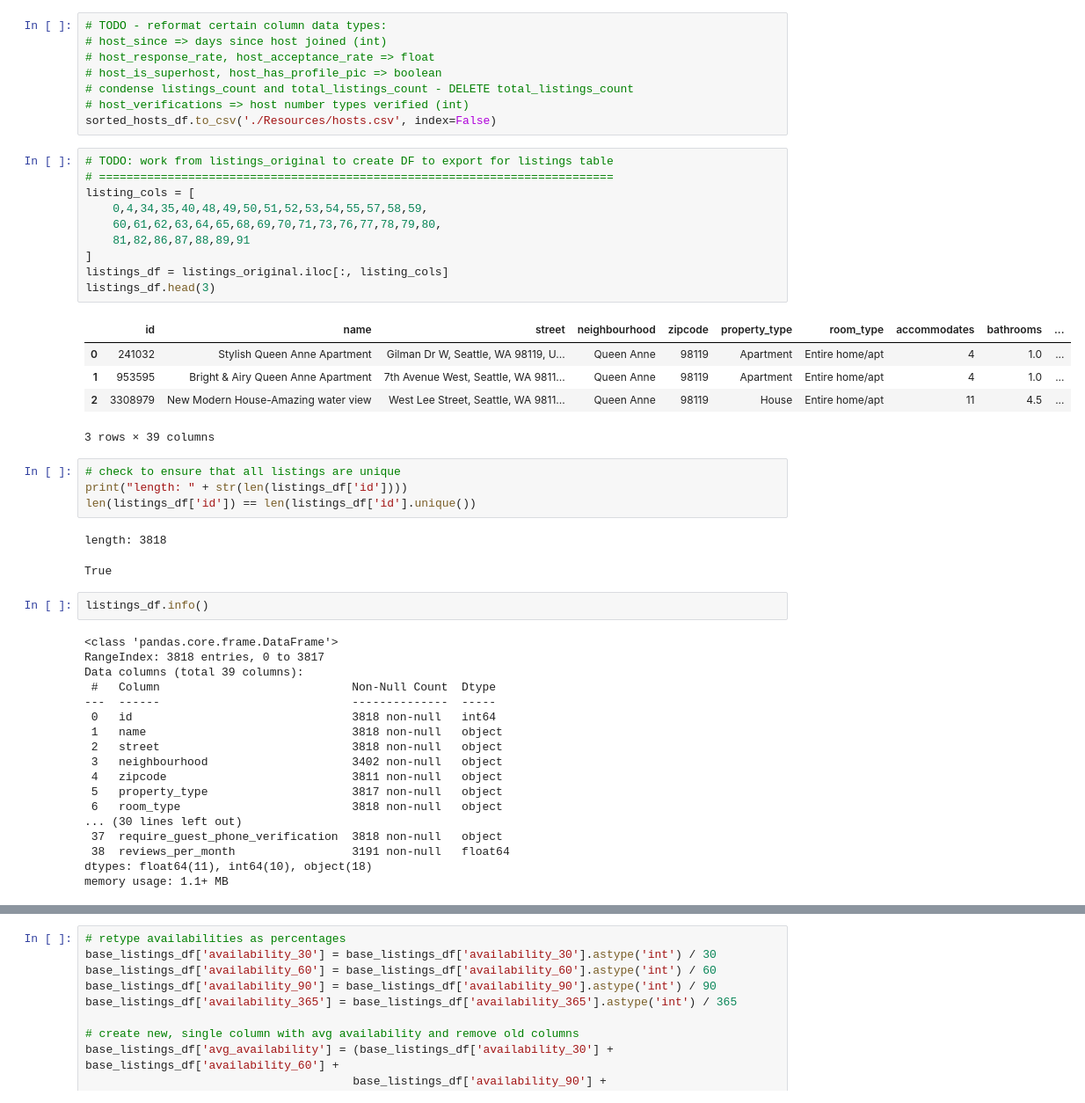
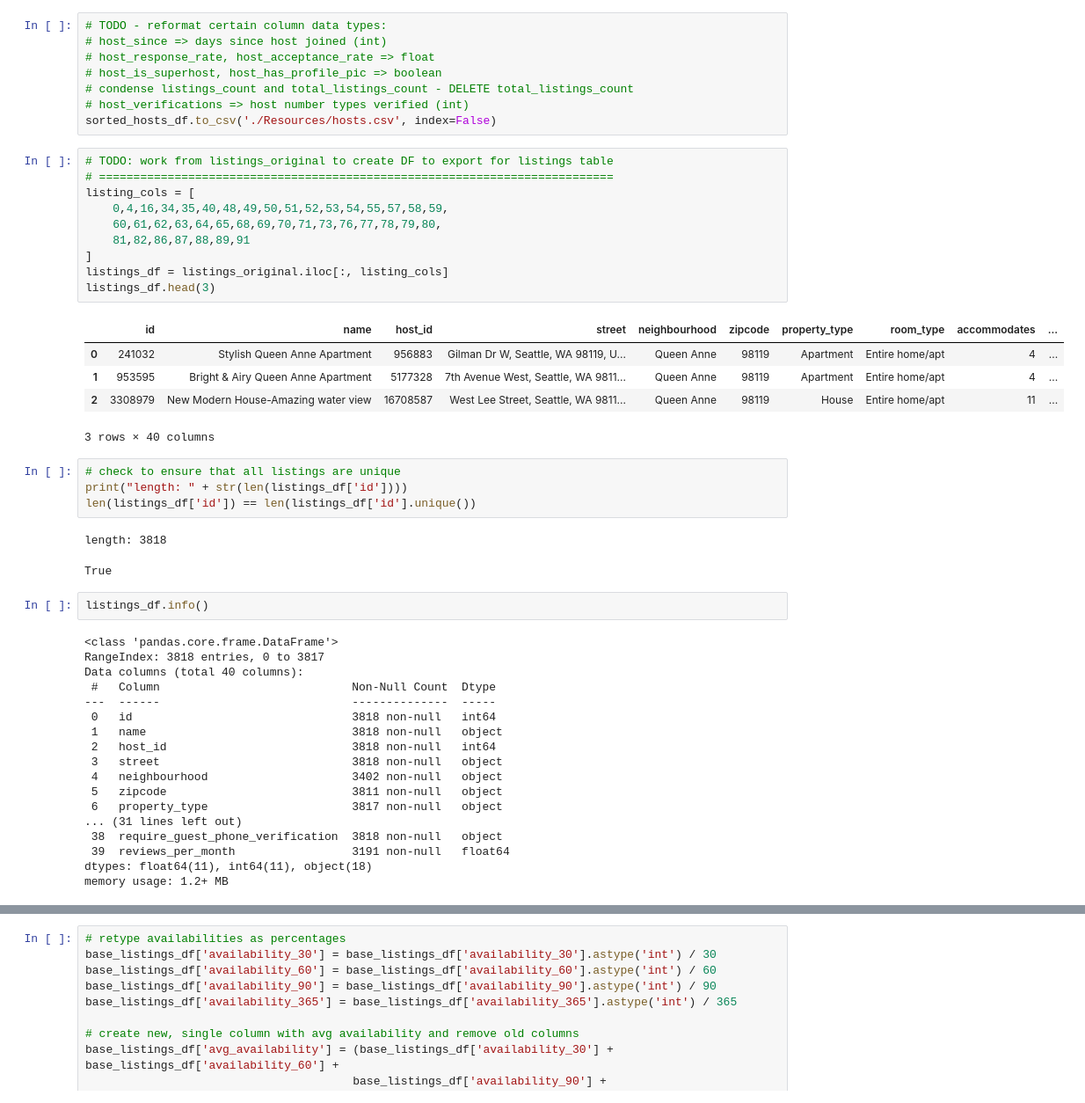
Before and after one commit to kcelik369/Project3_Team7, a Jupyter notebook: extractListings.ipynb, the cells around one changed output, grey strips where cells are left out. Shown at 88% size. Drawn from its saved outputs; the diff is of its cells as text.

Commit message:
Fix missing "hostId" column

```diff
--- a/extractListings.ipynb
+++ b/extractListings.ipynb
@@ -91,19 +91,19 @@ sorted_hosts_df.to_csv('./Resources/hosts.csv', index=False)
 # %%
 # TODO: work from listings_original to create DF to export for listings table
 # ===========================================================================
 listing_cols = [
-    0,4,34,35,40,48,49,50,51,52,53,54,55,57,58,59,
+    0,4,16,34,35,40,48,49,50,51,52,53,54,55,57,58,59,
     60,61,62,63,64,65,68,69,70,71,73,76,77,78,79,80,
     81,82,86,87,88,89,91
 ]
 listings_df = listings_original.iloc[:, listing_cols]
 listings_df.head(3)
 # %% [output]
-|  | id | name | street | neighbourhood | zipcode | property_type | room_type | accommodates | bathrooms | ... |
-| 0 | 241032 | Stylish Queen Anne Apartment | Gilman Dr W, Seattle, WA 98119, U... | Queen Anne | 98119 | Apartment | Entire home/apt | 4 | 1.0 | ... |
-| 1 | 953595 | Bright & Airy Queen Anne Apartment | 7th Avenue West, Seattle, WA 9811... | Queen Anne | 98119 | Apartment | Entire home/apt | 4 | 1.0 | ... |
-| 2 | 3308979 | New Modern House-Amazing water view | West Lee Street, Seattle, WA 9811... | Queen Anne | 98119 | House | Entire home/apt | 11 | 4.5 | ... |
+|  | id | name | host_id | street | neighbourhood | zipcode | property_type | room_type | accommodates | ... |
+| 0 | 241032 | Stylish Queen Anne Apartment | 956883 | Gilman Dr W, Seattle, WA 98119, U... | Queen Anne | 98119 | Apartment | Entire home/apt | 4 | ... |
+| 1 | 953595 | Bright & Airy Queen Anne Apartment | 5177328 | 7th Avenue West, Seattle, WA 9811... | Queen Anne | 98119 | Apartment | Entire home/apt | 4 | ... |
+| 2 | 3308979 | New Modern House-Amazing water view | 16708587 | West Lee Street, Seattle, WA 9811... | Queen Anne | 98119 | House | Entire home/apt | 11 | ... |
-3 rows × 39 columns
+3 rows × 40 columns
 # %%
 # check to ensure that all listings are unique
 print("length: " + str(len(listings_df['id'])))
@@ -116,19 +116,19 @@ listings_df.info()
 # %% [output]
 <class 'pandas.core.frame.DataFrame'>
 RangeIndex: 3818 entries, 0 to 3817
-Data columns (total 39 columns):
+Data columns (total 40 columns):
  #   Column                            Non-Null Count  Dtype
 ---  ------                            --------------  -----
  0   id                                3818 non-null   int64
  1   name                              3818 non-null   object
- 2   street                            3818 non-null   object
- 3   neighbourhood                     3402 non-null   object
- 4   zipcode                           3811 non-null   object
- 5   property_type                     3817 non-null   object
- 6   room_type                         3818 non-null   object
-... (30 lines left out)
- 37  require_guest_phone_verification  3818 non-null   object
- 38  reviews_per_month                 3191 non-null   float64
-dtypes: float64(11), int64(10), object(18)
-memory usage: 1.1+ MB
+ 2   host_id                           3818 non-null   int64
+ 3   street                            3818 non-null   object
+ 4   neighbourhood                     3402 non-null   object
+ 5   zipcode                           3811 non-null   object
+ 6   property_type                     3817 non-null   object
+... (31 lines left out)
+ 38  require_guest_phone_verification  3818 non-null   object
+ 39  reviews_per_month                 3191 non-null   float64
+dtypes: float64(11), int64(11), object(18)
+memory usage: 1.2+ MB
 # %%
```
Also changed, not shown: parts of 3 cells of this notebook, 1 other file.
